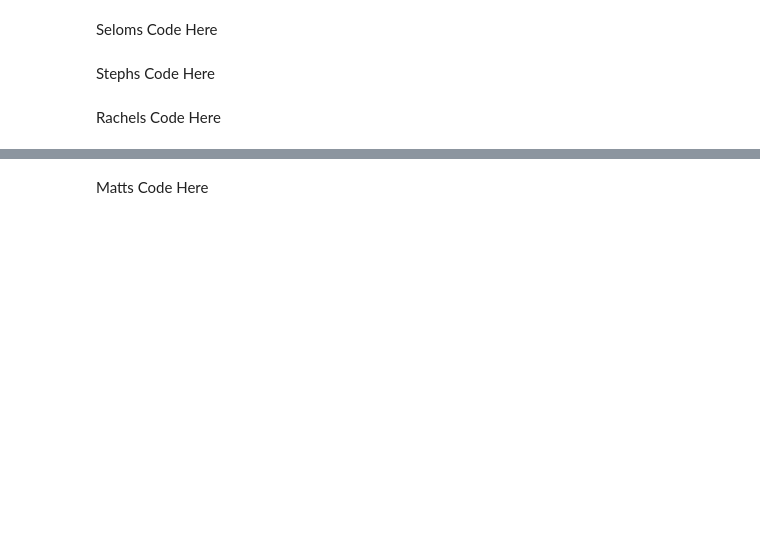
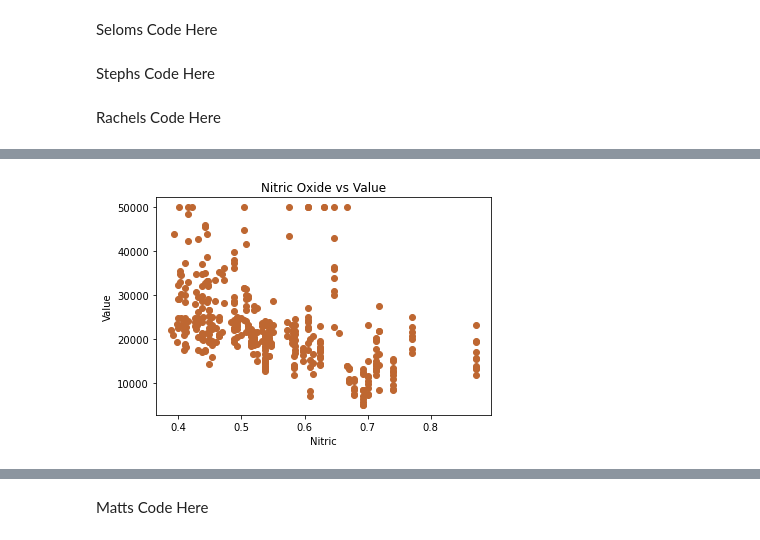
Before and after one commit to Steff-C/Final_Project, a Jupyter notebook: Boston_housing_data.ipynb, the cells around one changed output, grey strips where cells are left out. Cells and saved outputs as stored; diff of their text form; code cells hidden in the pictures; blank space fills up the shorter version.

```diff
--- a/Boston_housing_data.ipynb
+++ b/Boston_housing_data.ipynb
@@ -96,0 +256,14 @@ Rachels Code Here
+# %%
+# Generate a scatter plot of Nitric Oxide Concentration vs. value
+nitricOxide = data.iloc[:,4]
+value = data.iloc[:,13]
+
+plt.scatter(nitricOxide, value, color = '#BE6731')
+
+#label
+plt.title('Nitric Oxide vs Value')
+plt.xlabel('Nitric')
+plt.ylabel('Value')
+plt.show()
+# %% [output]
+[figure, added]
```
Also changed, not shown: parts of 18 cells of this notebook, 2 other files.
